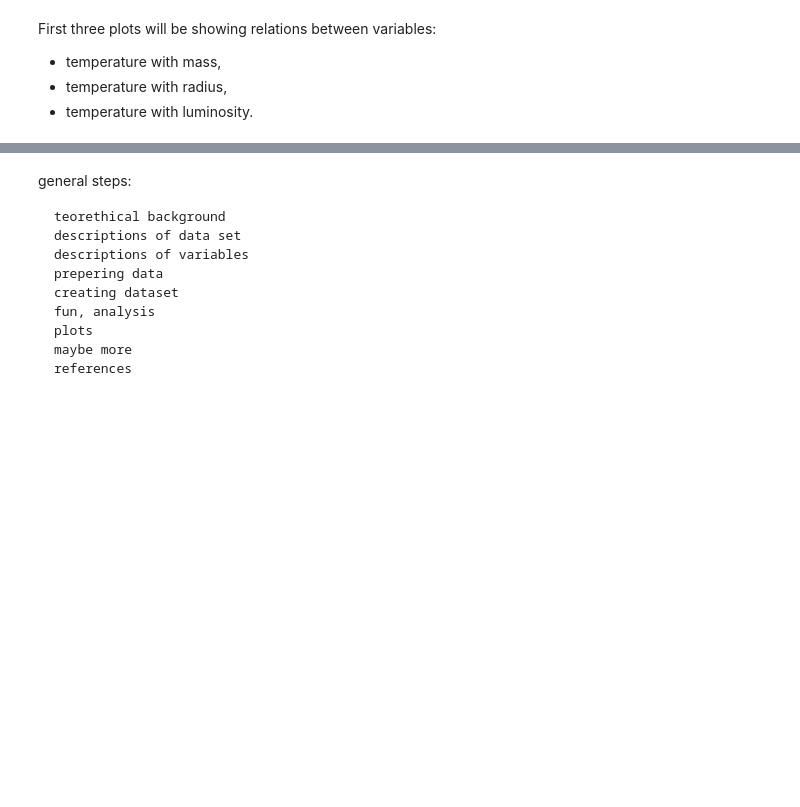
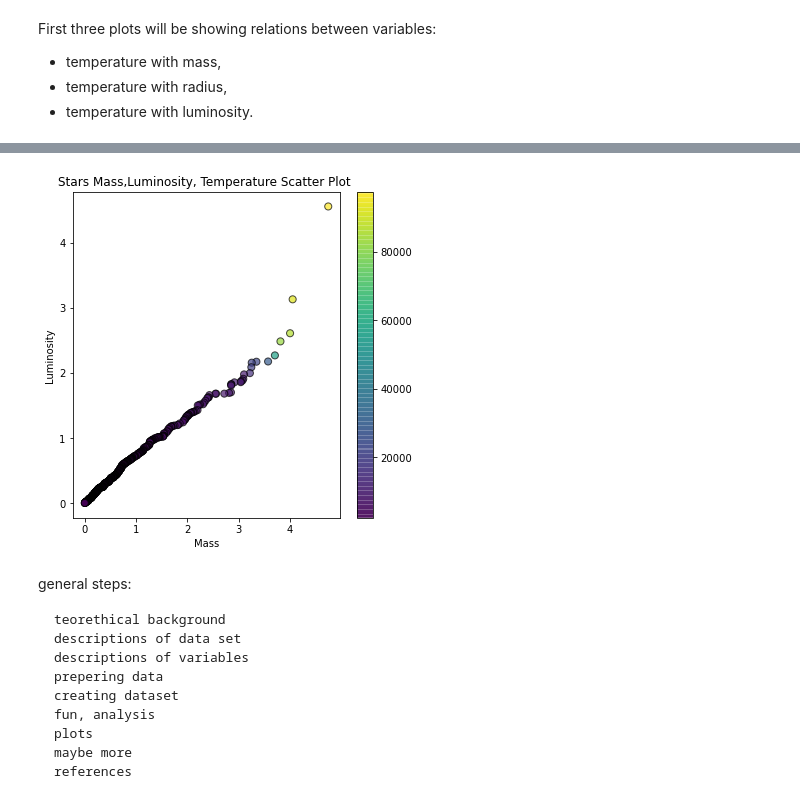
Before and after one commit to DracoNibilis/Stars_Project, a Jupyter notebook: stars_project.ipynb, the cells around one changed output, grey strips where cells are left out. Cells and saved outputs as stored; diff of their text form; code cells hidden in the pictures; blank space fills up the shorter version.

```diff
--- a/stars_project.ipynb
+++ b/stars_project.ipynb
@@ -512,3 +515,21 @@ plt.show()
+# %%
+# Plotting more data.
+fig = plt.figure(figsize=(6, 6))
+plt.scatter(df['Mass'], df['Luminosity'],
+           linewidths=1, alpha=.7,
+           edgecolor='k',
+           s = 50,
+           c=df['Temperature'])
+
+# Describe lebels.
+plt.xlabel("Mass")
+plt.ylabel("Luminosity")
+
+plt.colorbar()
+plt.title("Stars Mass,Luminosity, Temperature Scatter Plot ")
+plt.show()
+# %% [output]
+[figure, added]
 # %% [markdown]
 general steps:
 
```
Also changed, not shown: parts of 3 cells of this notebook.
